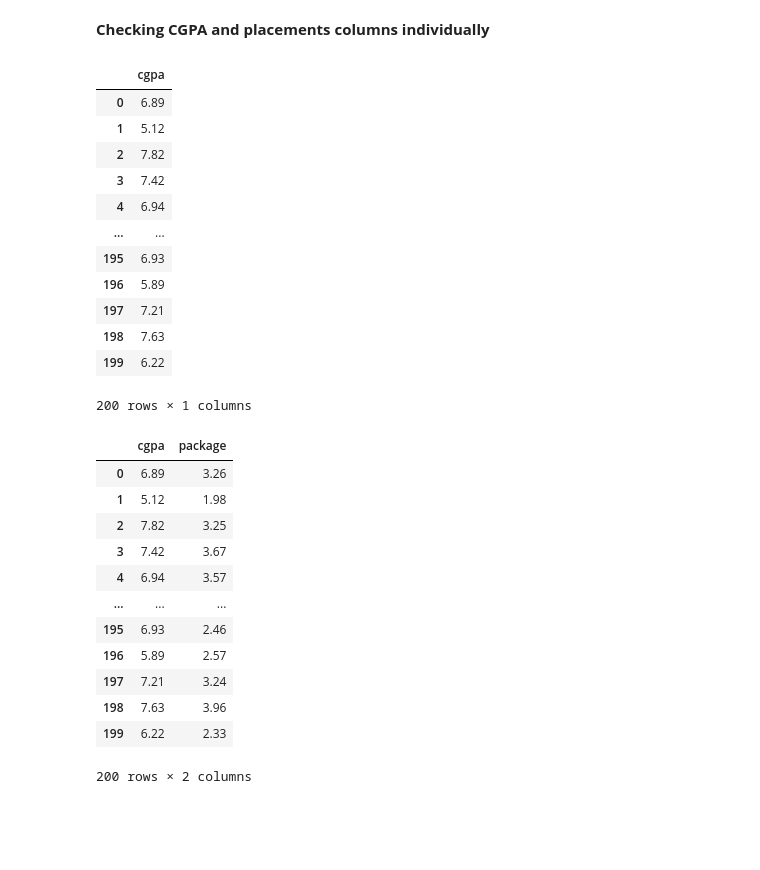
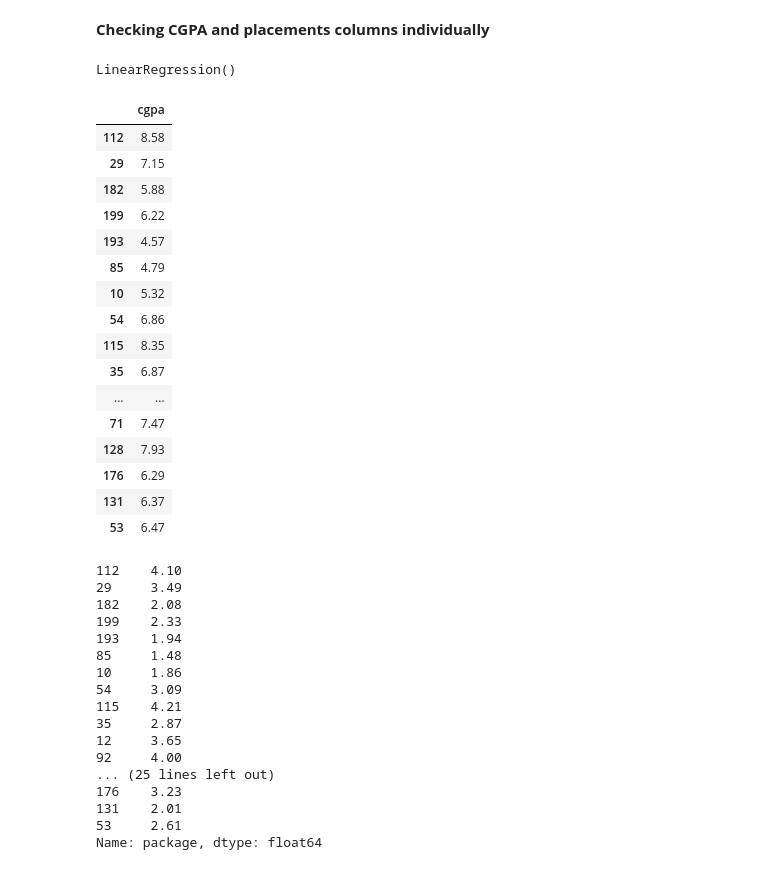
Before and after one commit to Saptasindhu07/Machine-Learning-Basics, a Jupyter notebook: Linear Regression/Simple Linear Regression.ipynb, the cells around one changed output. Drawn from its saved outputs; the diff is of its cells as text; code cells hidden in the pictures; blank space fills up the shorter version.

```diff
--- a/Linear Regression/Simple Linear Regression.ipynb
+++ b/Linear Regression/Simple Linear Regression.ipynb
@@ -29,34 +41,6 @@ Text(0, 0.5, 'Package in LPA')
 # %% [markdown]
 **Checking CGPA and placements columns individually**
 # %%
-df.iloc[:,0:1]
+X=df.iloc[:,0:1]
-# %% [output]
-|  | cgpa |
-| 0 | 6.89 |
-| 1 | 5.12 |
-| 2 | 7.82 |
-| 3 | 7.42 |
-| 4 | 6.94 |
-| ... | ... |
-| 195 | 6.93 |
-| 196 | 5.89 |
-| 197 | 7.21 |
-| 198 | 7.63 |
-| 199 | 6.22 |
-200 rows × 1 columns
 # %%
-df.iloc[:,0,1]]
+Y=df.iloc[:,1]
-# %% [output]
-|  | cgpa | package |
-| 0 | 6.89 | 3.26 |
-| 1 | 5.12 | 1.98 |
-| 2 | 7.82 | 3.25 |
-| 3 | 7.42 | 3.67 |
-| 4 | 6.94 | 3.57 |
-| ... | ... | ... |
-| 195 | 6.93 | 2.46 |
-| 196 | 5.89 | 2.57 |
-| 197 | 7.21 | 3.24 |
-| 198 | 7.63 | 3.96 |
-| 199 | 6.22 | 2.33 |
-200 rows × 2 columns
@@ -62,0 +50,45 @@ df.iloc[:,0,1]]
+# %%
+lr=LinearRegression()
+lr.fit(X_train,Y_train)
+# %% [output]
+LinearRegression()
+# %%
+X_test
+# %% [output]
+|  | cgpa |
+| 112 | 8.58 |
+| 29 | 7.15 |
+| 182 | 5.88 |
+| 199 | 6.22 |
+| 193 | 4.57 |
+| 85 | 4.79 |
+| 10 | 5.32 |
+| 54 | 6.86 |
+| 115 | 8.35 |
+| 35 | 6.87 |
+| ... | ... |
+| 71 | 7.47 |
+| 128 | 7.93 |
+| 176 | 6.29 |
+| 131 | 6.37 |
+| 53 | 6.47 |
+# %%
+Y_test
+# %% [output]
+112    4.10
+29     3.49
+182    2.08
+199    2.33
+193    1.94
+85     1.48
+10     1.86
+54     3.09
+115    4.21
+35     2.87
+12     3.65
+92     4.00
+... (25 lines left out)
+176    3.23
+131    2.01
+53     2.61
+Name: package, dtype: float64
```
Also changed, not shown: parts of 10 cells of this notebook.
